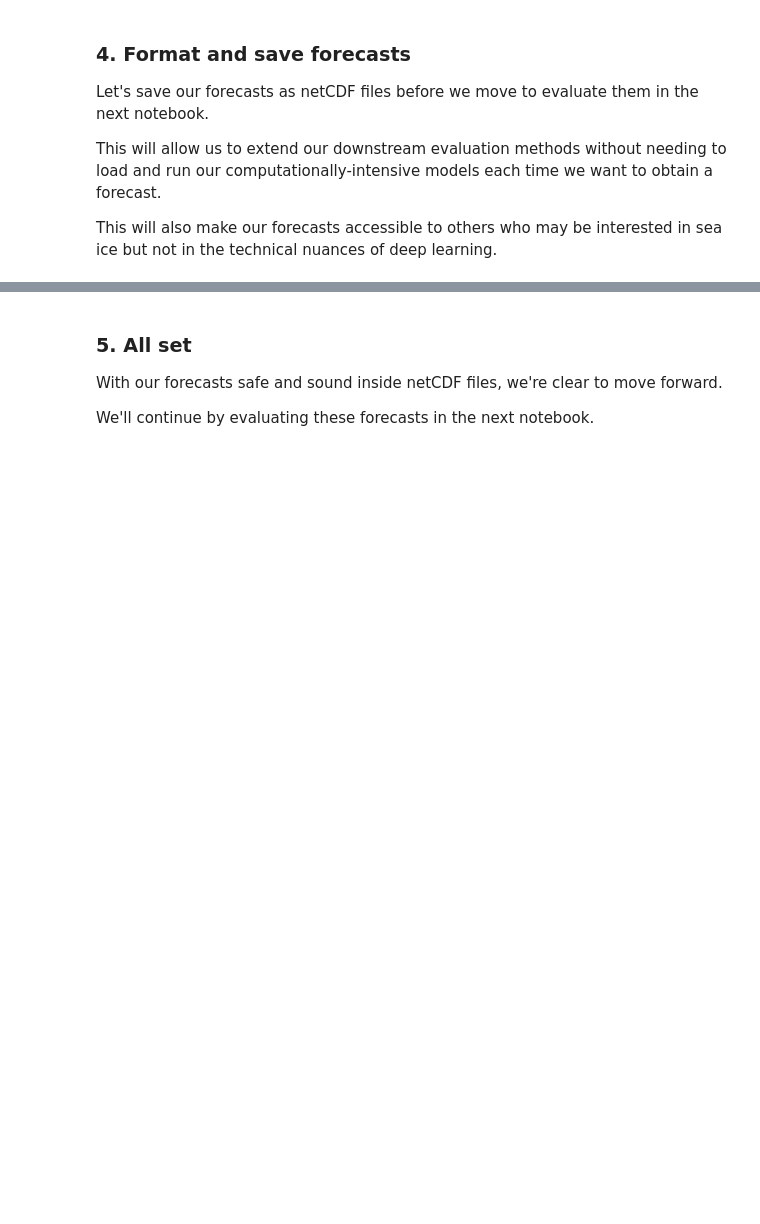
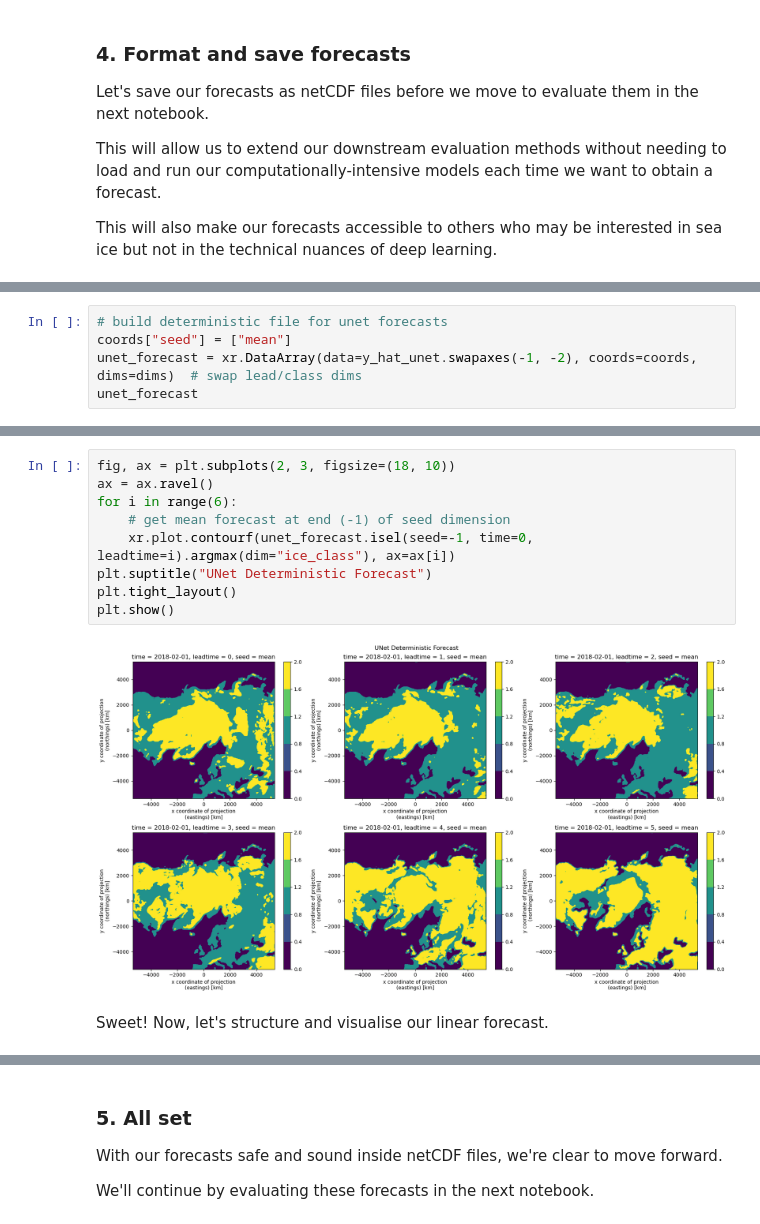
Before and after one commit to ampersandmcd/icenet-gan, a Jupyter notebook: notebooks/4_forecast.ipynb, the cells around one changed output, grey strips where cells are left out. Cells and saved outputs as stored; diff of their text form; blank space fills up the shorter version.

```diff
--- a/notebooks/4_forecast.ipynb
+++ b/notebooks/4_forecast.ipynb
@@ -287,0 +443,5 @@ This will also make our forecasts accessible to others who may be interested in
+# %%
+# build deterministic file for unet forecasts
+coords["seed"] = ["mean"]
+unet_forecast = xr.DataArray(data=y_hat_unet.swapaxes(-1, -2), coords=coords, dims=dims)  # swap lead/class dims
+unet_forecast
@@ -287,0 +466,13 @@ This will also make our forecasts accessible to others who may be interested in
+# %%
+fig, ax = plt.subplots(2, 3, figsize=(18, 10))
+ax = ax.ravel()
+for i in range(6):
+    # get mean forecast at end (-1) of seed dimension
+    xr.plot.contourf(unet_forecast.isel(seed=-1, time=0, leadtime=i).argmax(dim="ice_class"), ax=ax[i])
+plt.suptitle("UNet Deterministic Forecast")
+plt.tight_layout()
+plt.show()
+# %% [output]
+[figure, added]
+# %% [markdown]
+Sweet! Now, let's structure and visualise our linear forecast.
```
Also changed, not shown: parts of 27 cells of this notebook, 4 other files.
